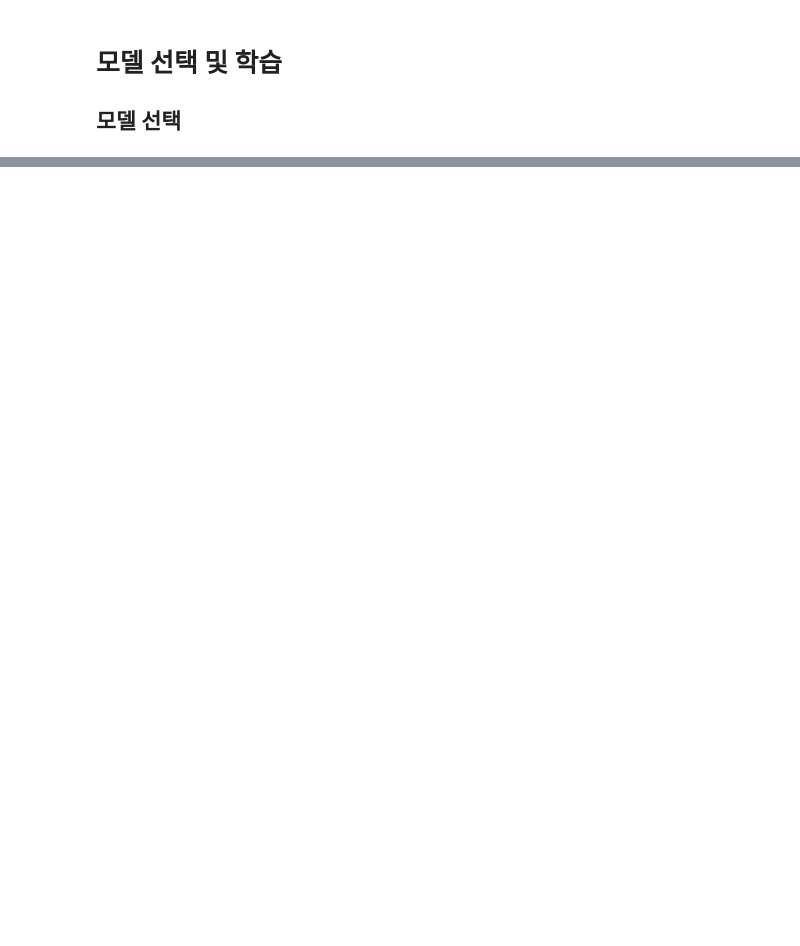
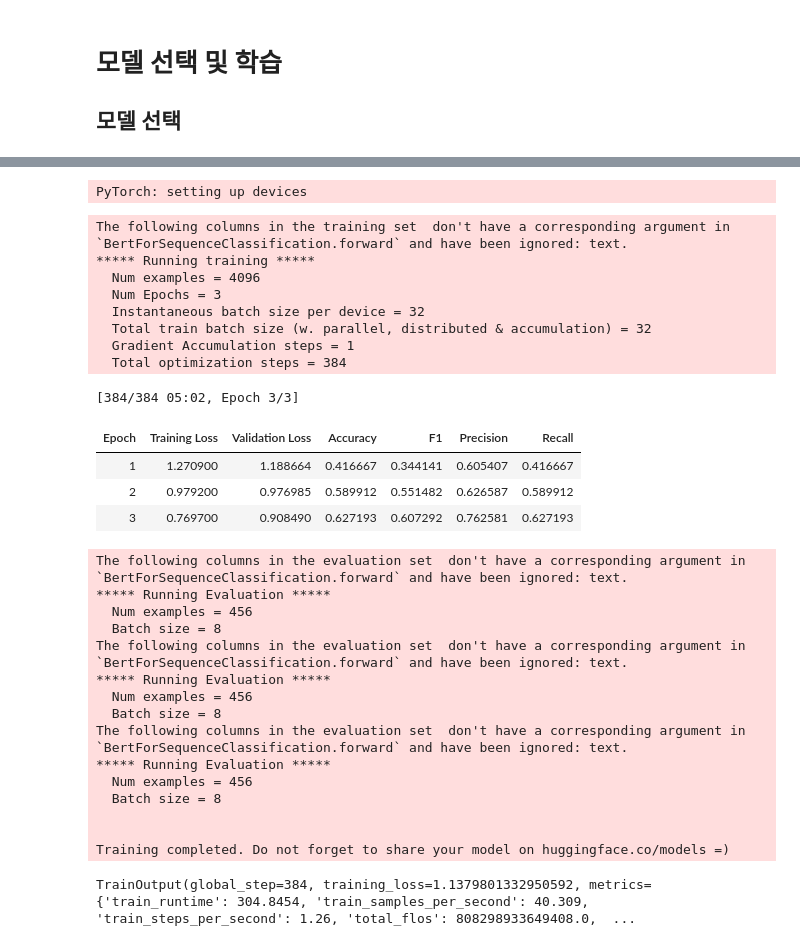
Before and after one commit to seojingjin/Main_branch, a Jupyter notebook: Train.ipynb, the cells around one changed output, grey strips where cells are left out. Cells and saved outputs as stored; diff of their text form; code cells hidden in the pictures; blank space fills up the shorter version.

```diff
--- a/Train.ipynb
+++ b/Train.ipynb
@@ -180,0 +217,3 @@ model.save(f'Model/{model_name}.h5')
+# %%
+model = BertForSequenceClassification\
+        .from_pretrained('bert-base-uncased', num_labels=5)
@@ -180,0 +238,70 @@ model.save(f'Model/{model_name}.h5')
+# %%
+training_args = TrainingArguments(
+    output_dir='./Model',
+    num_train_epochs=3,
+    per_device_train_batch_size=32,
+    per_device_eval_batch_size=8,
+    warmup_steps=500,
+    weight_decay=0.01,
+    logging_dir='./logs',
+
+    evaluation_strategy='epoch',  # Evaluate at the end of each epoch
+    logging_steps=10,
+    ## ----
+    report_to="tensorboard",
+)
+# %% [output]
+PyTorch: setting up devices
+# %%
+# 평가용 함수 정의
+def compute_metrics(p):
+    predictions, labels = p
+    predictions = np.argmax(predictions, axis=1)
+    precision, recall, f1, _ = precision_recall_fscore_support(labels, predictions, average='weighted')
+    acc = accuracy_score(labels, predictions)
+    return {'accuracy': acc, 'f1': f1, 'precision': precision, 'recall': recall}
+# %%
+# 훈련 루프
+# Select the first N samples from the tokenized training dataset
+# subset_train_dataset = train_encodings.select(range(6000)) # 1/2 data for time saving
+
+trainer = Trainer(
+    model=model,
+    args=training_args,
+    train_dataset=tokenized_datasets['train'],
+    eval_dataset=tokenized_datasets['validation'],
+    data_collator=data_collator,
+    compute_metrics=compute_metrics,
+)
+# %%
+trainer.train()
+# %% [output]
+The following columns in the training set  don't have a corresponding argument in `BertForSequenceClassification.forward` and have been ignored: text.
+***** Running training *****
+  Num examples = 4096
+  Num Epochs = 3
+  Instantaneous batch size per device = 32
+  Total train batch size (w. parallel, distributed & accumulation) = 32
+  Gradient Accumulation steps = 1
+  Total optimization steps = 384
+[384/384 05:02, Epoch 3/3]
+| Epoch | Training Loss | Validation Loss | Accuracy | F1 | Precision | Recall |
+| 1 | 1.270900 | 1.188664 | 0.416667 | 0.344141 | 0.605407 | 0.416667 |
+| 2 | 0.979200 | 0.976985 | 0.589912 | 0.551482 | 0.626587 | 0.589912 |
+| 3 | 0.769700 | 0.908490 | 0.627193 | 0.607292 | 0.762581 | 0.627193 |
+The following columns in the evaluation set  don't have a corresponding argument in `BertForSequenceClassification.forward` and have been ignored: text.
+***** Running Evaluation *****
+  Num examples = 456
+  Batch size = 8
+The following columns in the evaluation set  don't have a corresponding argument in `BertForSequenceClassification.forward` and have been ignored: text.
+***** Running Evaluation *****
+  Num examples = 456
+  Batch size = 8
+The following columns in the evaluation set  don't have a corresponding argument in `BertForSequenceClassification.forward` and have been ignored: text.
+***** Running Evaluation *****
+  Num examples = 456
+  Batch size = 8
+
+
+Training completed. Do not forget to share your model on huggingface.co/models =)
+TrainOutput(global_step=384, training_loss=1.1379801332950592, metrics={'train_runtime': 304.8454, 'train_samples_per_second': 40.309, 'train_steps_per_second': 1.26, 'total_flos': 808298933649408.0,  ...
```
Also changed, not shown: parts of 28 cells of this notebook, 9 other files.
